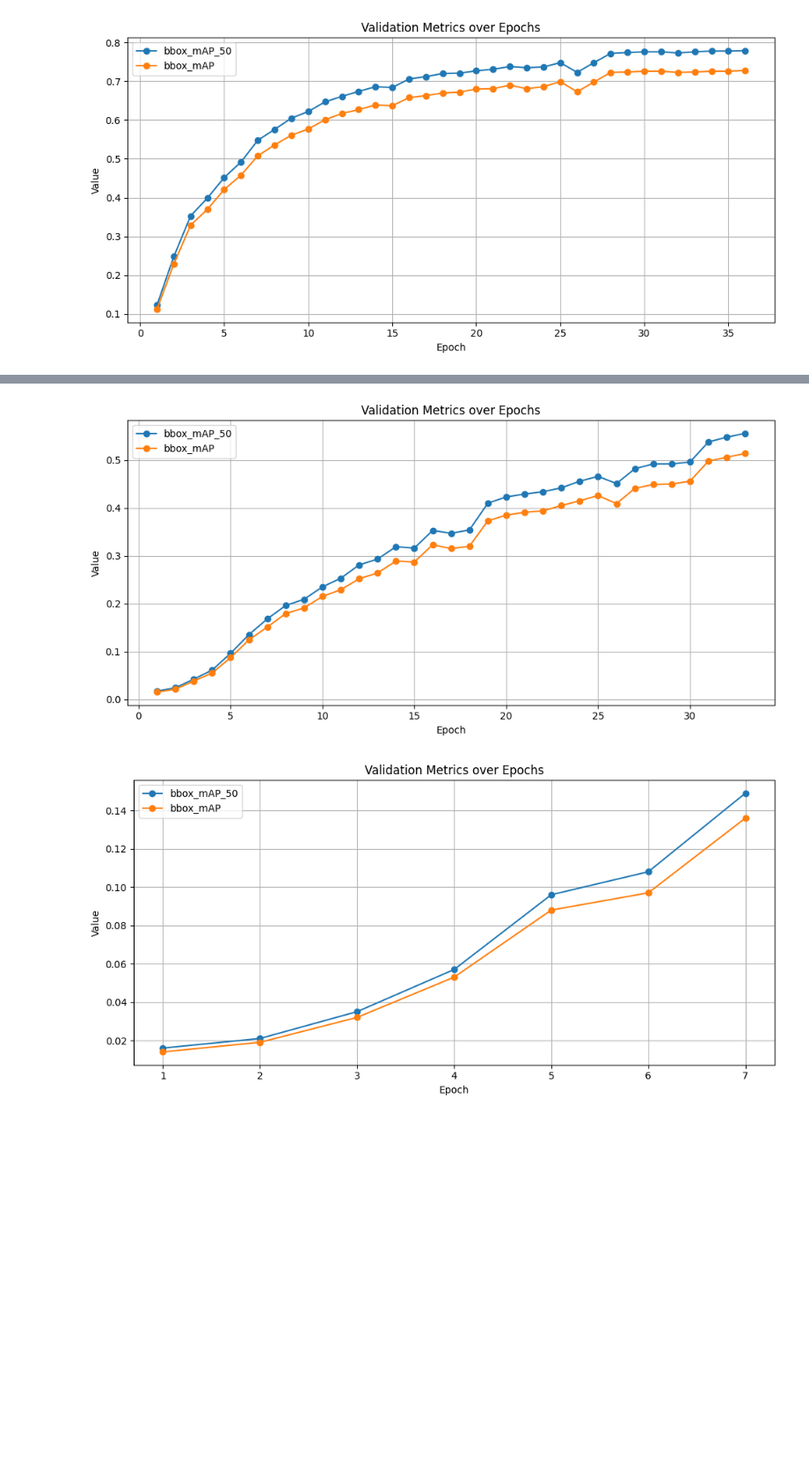
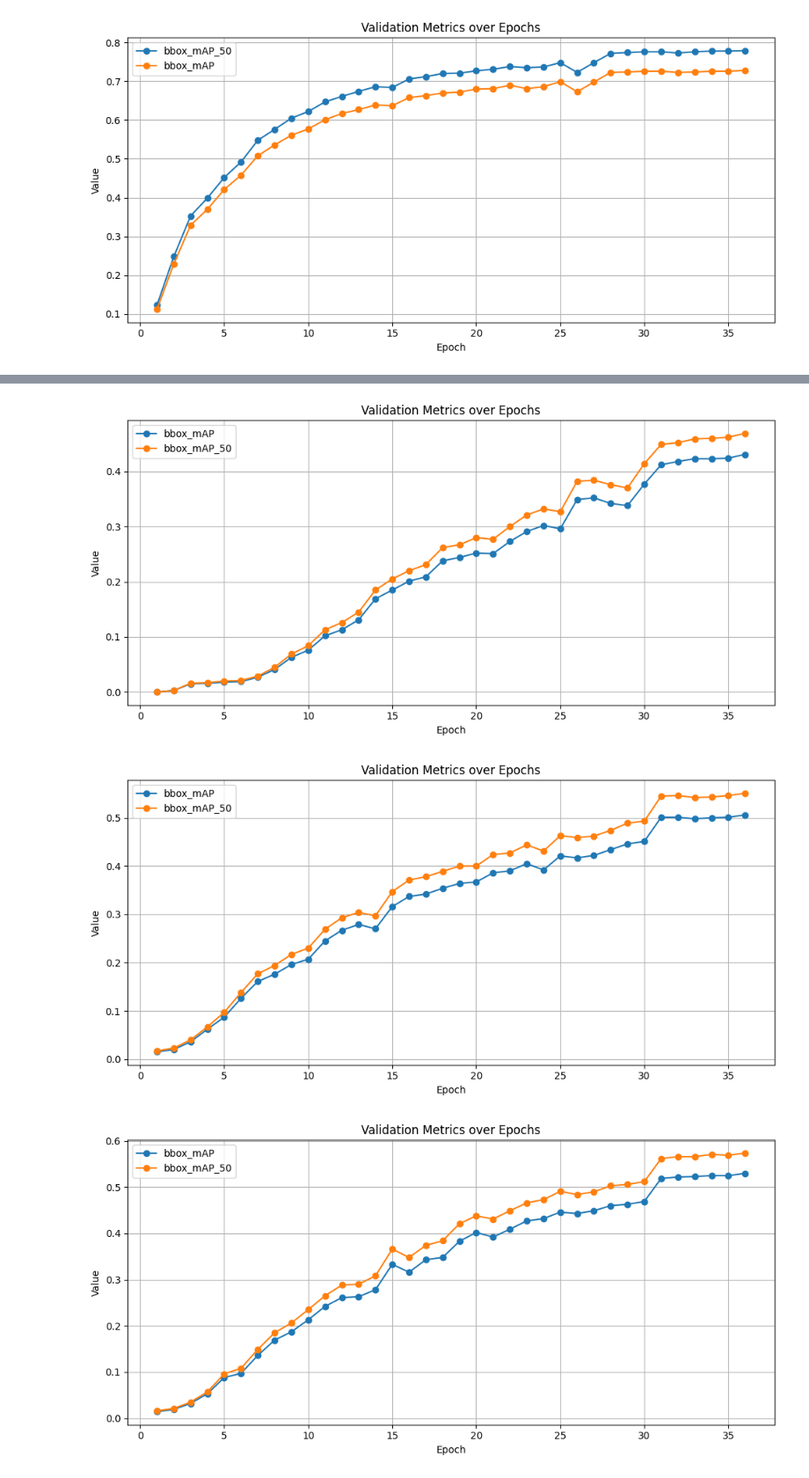
Before and after one commit to Gogonemnem/hierarchical-object-detection, a Jupyter notebook: tests.ipynb, the cells around one changed output, grey strips where cells are left out. Shown at 88% size. Saved outputs shown, nothing was run; the diff lists cells and outputs as text; code cells hidden in the pictures; blank space fills up the shorter version.

Commit message:
plot first few experiments

```diff
--- a/tests.ipynb
+++ b/tests.ipynb
@@ -109,21 +109,27 @@ plot_metrics(log_files)
 [figure]
 [figure]
 # %%
+# RAW
+log_files = [
+    "work_dirs/dino-4scale_r50-raw_improved_8xb2/20250425_134232/vis_data/scalars.json"
+]
+plot_metrics(log_files)
+
 # Scaled RAW
 log_files = [
-    "work_dirs/dino-4scale_r50_improved_8xb2/20250423_065738/vis_data/scalars.json"
+    "work_dirs/dino-4scale_r50-raw-scaled_improved_8xb2/20250424_201527/vis_data/scalars.json"
 ]
 plot_metrics(log_files)
 
 # With Linear Layer
 log_files = [
-    "work_dirs/dino-4scale_r50_improved_8xb2/20250423_143931/vis_data/scalars.json"
+    "work_dirs/dino-4scale_r50-proj_improved_8xb2/20250426_102349/vis_data/scalars.json"
 ]
 plot_metrics(log_files)
 
 # With Shared Classifiers
 log_files = [
-    "work_dirs/dino-4scale_r50_improved_8xb2/20250424_050116/vis_data/scalars.json"
+    "work_dirs/dino-4scale_r50-shared-proj_improved_8xb2/20250424_050116/vis_data/scalars.json"
 ]
 plot_metrics(log_files)
 # %% [output]
@@ -131,2 +137,3 @@ plot_metrics(log_files)
-[figure, old version]
+[figure, new version]
-[figure, old version]
+[figure, new version]
+[figure, added]
```
Also changed, not shown: parts of 2 cells of this notebook.
